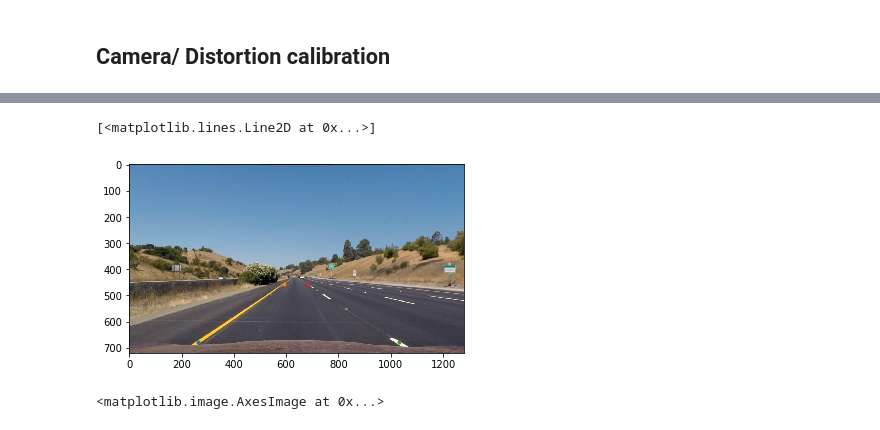
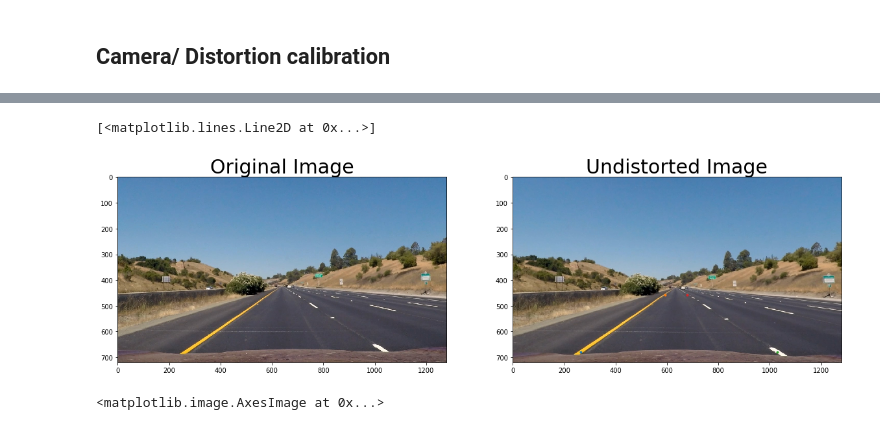
Before and after one commit to satoshikumano/CarND-Advanced-Lane-Lines-Submission, a Jupyter notebook: AdvancedLaneFinding.ipynb, the cells around one changed output, grey strips where cells are left out. Drawn from its saved outputs; the diff is of its cells as text; code cells hidden in the pictures.

```diff
--- a/AdvancedLaneFinding.ipynb
+++ b/AdvancedLaneFinding.ipynb
@@ -52,21 +61,31 @@ plt.imshow(img)
 # %%
+img = mpimg.imread('./test_images/straight_lines1.jpg')
+c_result = pickle.load(open('calibration_result/calibration_result_pickle.p','rb'))
+mtx = c_result['mtx']
+dist = c_result['dist']
+
 undist = cv2.undistort(img, mtx, dist, None, mtx)
 
-plt.imshow(undist)
+
+f, (ax1, ax2) = plt.subplots(1, 2, figsize=(20,10))
+ax1.imshow(img)
+ax1.set_title('Original Image', fontsize=30)
+ax2.imshow(undist)
+ax2.set_title('Undistorted Image', fontsize=30)
 
 #mpimg.imsave('./output_images/undist_straight_lines1.jpg', undist)
 
 src_bottom_left = [264.0, 680.0]
 src_upper_left = [591.8, 457.8]
 src_bottom_right = [1030.5, 680.0]
 src_upper_right = [679.5, 457.8]
-plt.plot(src_bottom_left[0], src_bottom_left[1], '.')
-plt.plot(src_upper_left[0], src_upper_left[1], '.')
-plt.plot(src_bottom_right[0], src_bottom_right[1], '.')
-plt.plot(src_upper_right[0], src_upper_right[1], '.')
+ax2.plot(src_bottom_left[0], src_bottom_left[1], '.')
+ax2.plot(src_upper_left[0], src_upper_left[1], '.')
+ax2.plot(src_bottom_right[0], src_bottom_right[1], '.')
+ax2.plot(src_upper_right[0], src_upper_right[1], '.')
 # %% [output]
 [<matplotlib.lines.Line2D at 0x...>]
-[figure, old version]
+[figure, new version]
 # %%
 src = np.float32([
     src_bottom_left,
```
Also changed, not shown: parts of 4 cells of this notebook.
